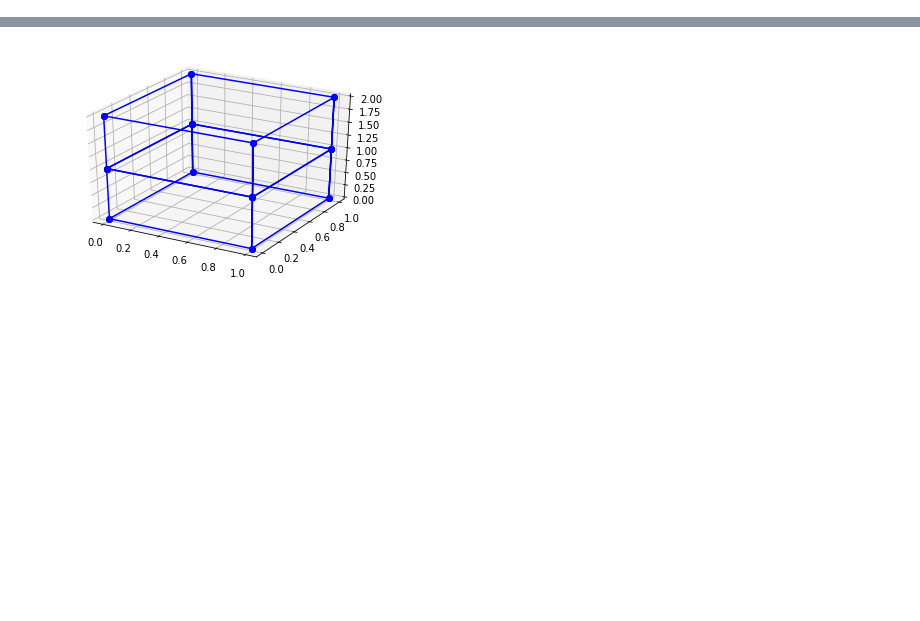
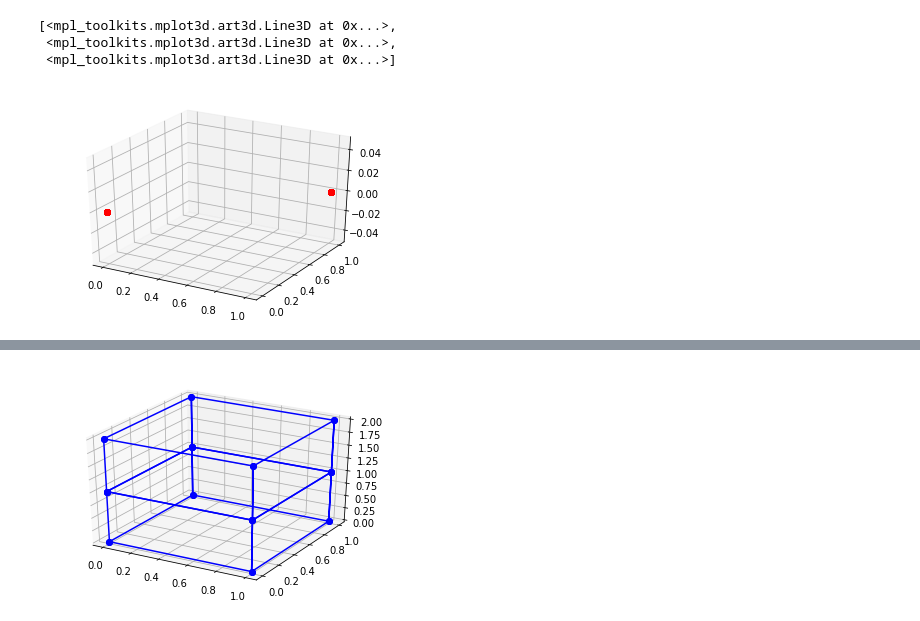
Before and after one commit to DAkinyemi/Research-Experience, a Jupyter notebook: ResearchBoateng92618.ipynb, the cells around one changed output, grey strips where cells are left out. Cells and saved outputs as stored; diff of their text form; code cells hidden in the pictures; blank space fills up the shorter version.

```diff
--- a/ResearchBoateng92618.ipynb
+++ b/ResearchBoateng92618.ipynb
@@ -8,3 +8,5 @@ yvalues = [0,1,1,0,0,0,1,1,1,1,1,1,0,0,0,0]
 yvalues
 zvalues = [0,0,0,0,0,1,1,0,1,1,0,1,1,0,1,1]
 zvalues1 = [1,1,1,1,1,2,2,1,2,2,1,2,2,1,2,2]
+# %%
+out = [(x, y, z) for x in (1,0) for y in (1,0) for z in (1,0)]
@@ -10,0 +17,5 @@ zvalues1 = [1,1,1,1,1,2,2,1,2,2,1,2,2,1,2,2]
+# %%
+import numpy as np
+
+rout = np.asarray(out)
+rout
@@ -10,0 +31,14 @@ zvalues1 = [1,1,1,1,1,2,2,1,2,2,1,2,2,1,2,2]
+# %%
+import matplotlib.pyplot as plt
+from mpl_toolkits.mplot3d import axes3d, Axes3D #<-- Note the capitalization!
+
+
+fig = plt.figure()
+ax = fig.gca(projection='3d')
+
+plt.plot (rout, rout, 'ro')
+# %% [output]
+[<mpl_toolkits.mplot3d.art3d.Line3D at 0x...>,
+ <mpl_toolkits.mplot3d.art3d.Line3D at 0x...>,
+ <mpl_toolkits.mplot3d.art3d.Line3D at 0x...>]
+[figure, added]
```
Also changed, not shown: parts of 7 cells of this notebook, 5 other files.
